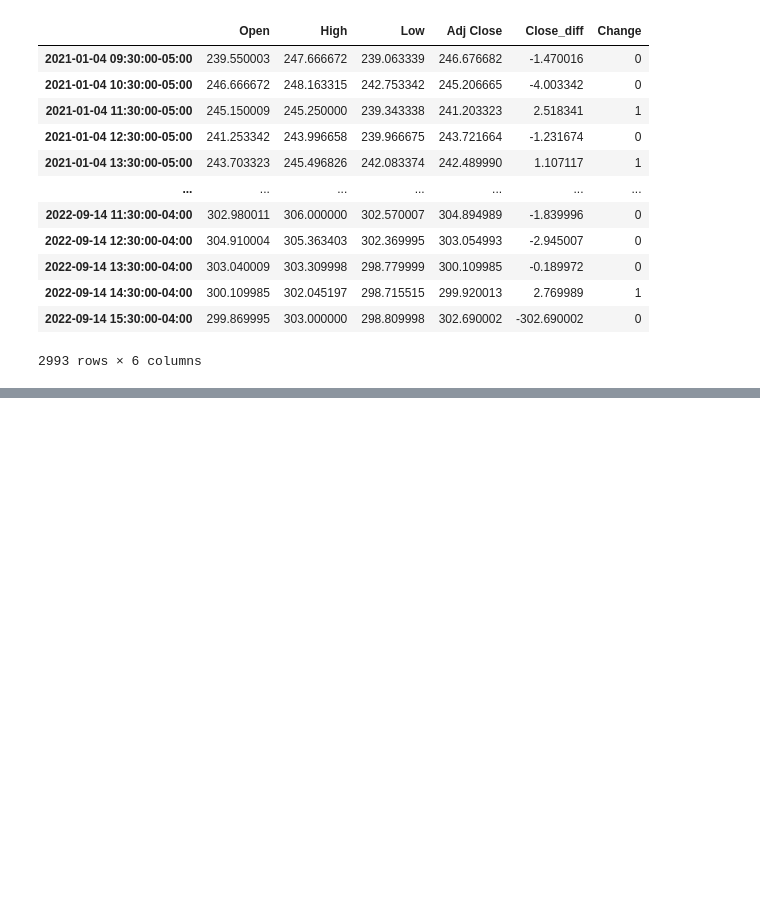
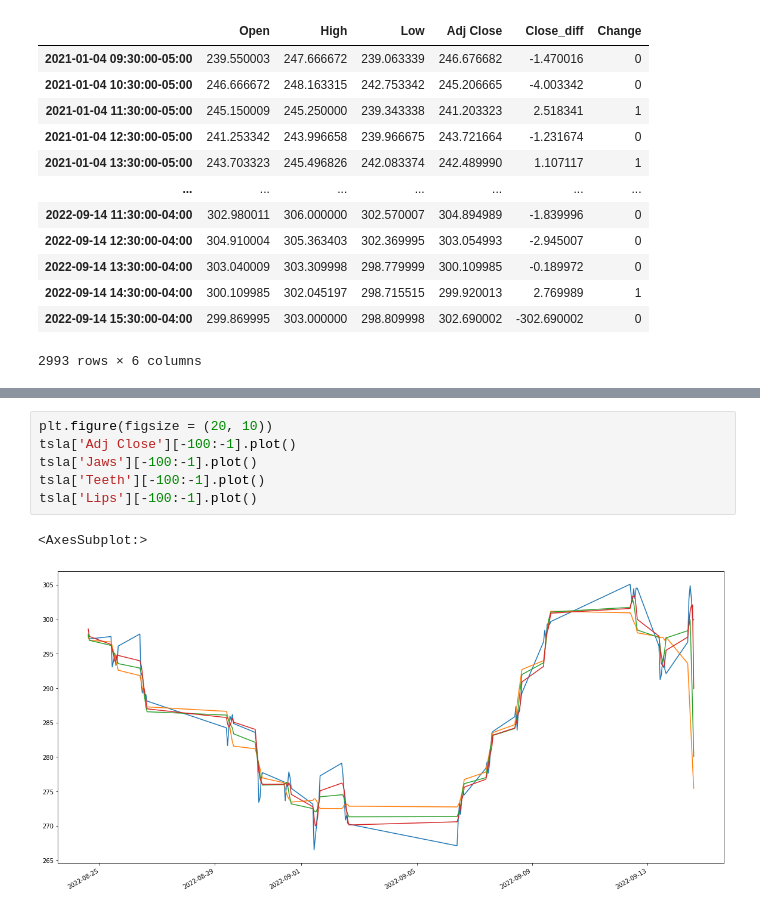
Before and after one commit to AtaKolev/TAFI, a Jupyter notebook: ML_tryouts/close_diff_approach.ipynb, the cells around one changed output, grey strips where cells are left out. Drawn from its saved outputs; the diff is of its cells as text; blank space fills up the shorter version.

```diff
--- a/ML_tryouts/close_diff_approach.ipynb
+++ b/ML_tryouts/close_diff_approach.ipynb
@@ -291,0 +653,9 @@ tsla
+# %%
+plt.figure(figsize = (20, 10))
+tsla['Adj Close'][-100:-1].plot()
+tsla['Jaws'][-100:-1].plot()
+tsla['Teeth'][-100:-1].plot()
+tsla['Lips'][-100:-1].plot()
+# %% [output]
+<AxesSubplot:>
+[figure, added]
```
Also changed, not shown: parts of 57 cells of this notebook, 2 other files.
